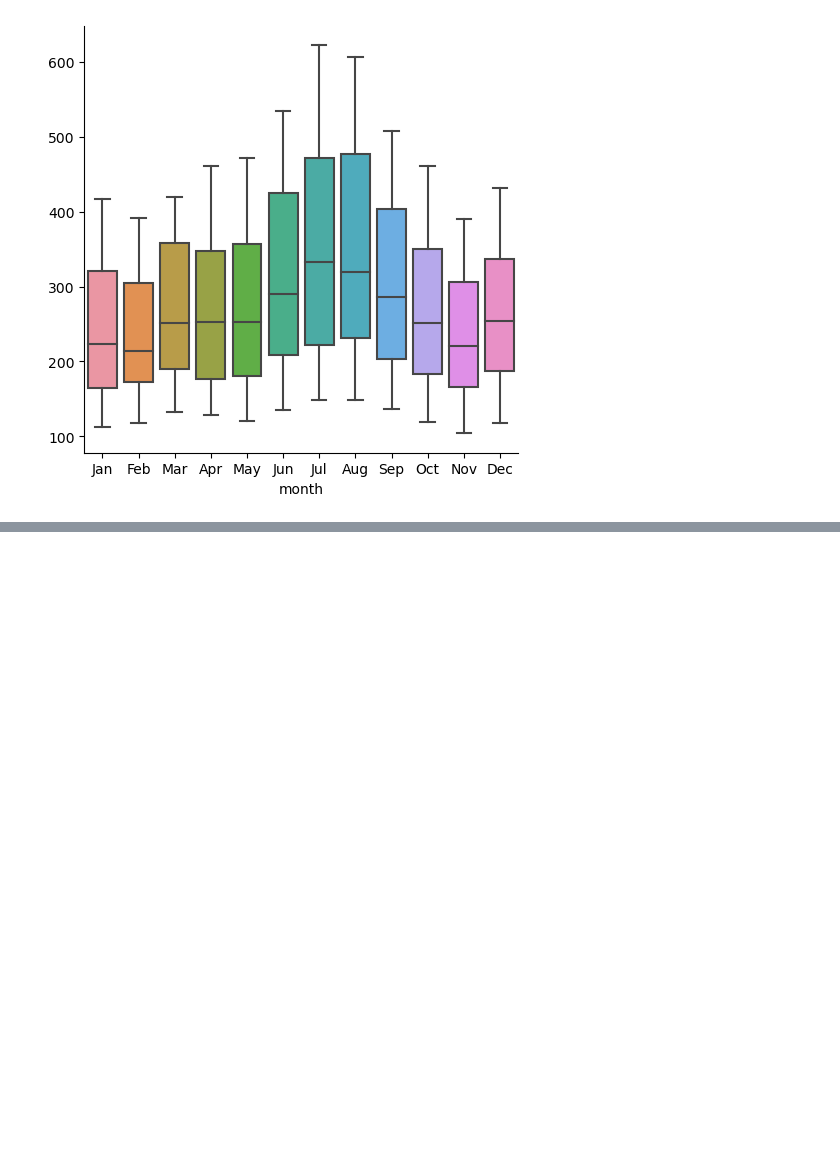
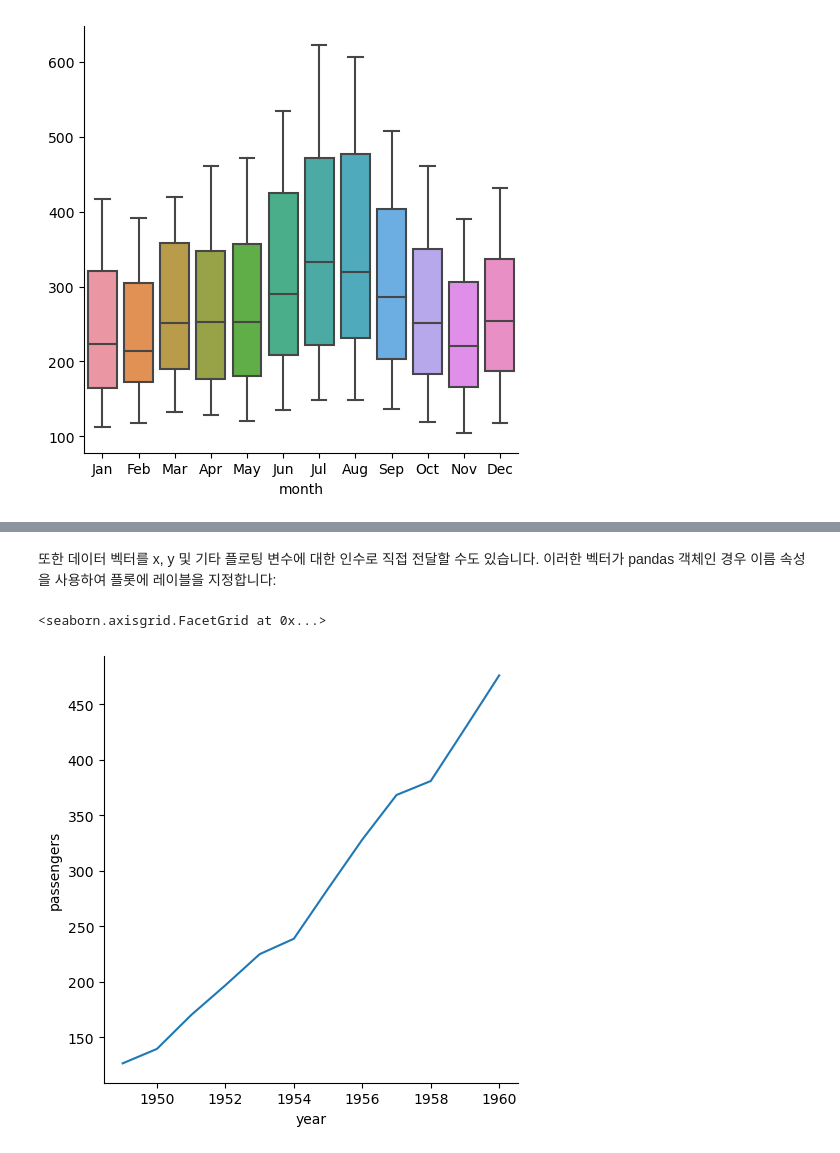
Before and after one commit to Choseyeonshay/seaborntutorial, a Jupyter notebook: 6. Data structures accepted by seaborn.ipynb, the cells around one changed output, grey strips where cells are left out. Drawn from its saved outputs; the diff is of its cells as text; code cells hidden in the pictures; blank space fills up the shorter version.

```diff
--- a/6. Data structures accepted by seaborn.ipynb
+++ b/6. Data structures accepted by seaborn.ipynb
@@ -143,0 +258,9 @@ pandas를 사용하여 와이드 폼 데이터를 표현할 때는 변수가 몇
+# %% [markdown]
+또한 데이터 벡터를 x, y 및 기타 플로팅 변수에 대한 인수로 직접 전달할 수도 있습니다. 이러한 벡터가 pandas 객체인 경우 이름 속성을 사용하여 플롯에 레이블을 지정합니다:
+# %%
+year = flights_avg.index
+passengers = flights_avg["passengers"]
+sns.relplot(x=year, y=passengers, kind="line")
+# %% [output]
+<seaborn.axisgrid.FacetGrid at 0x...>
+[figure, added]
```
Also changed, not shown: parts of 27 cells of this notebook.
